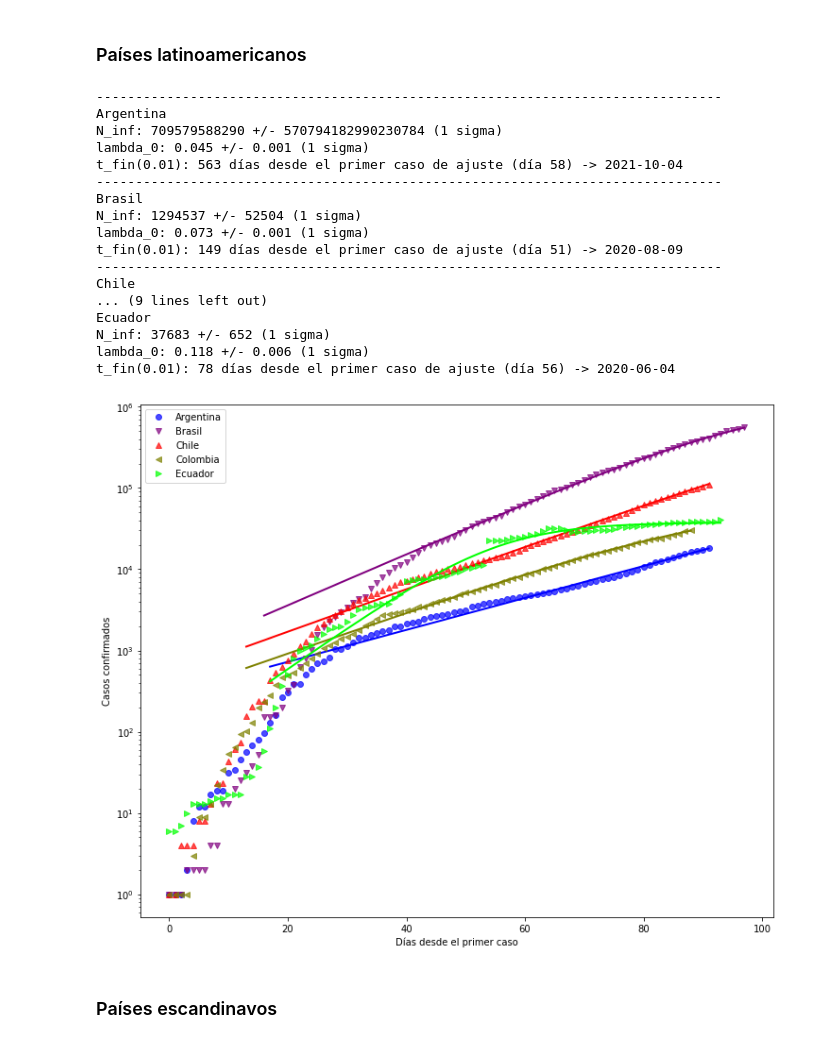
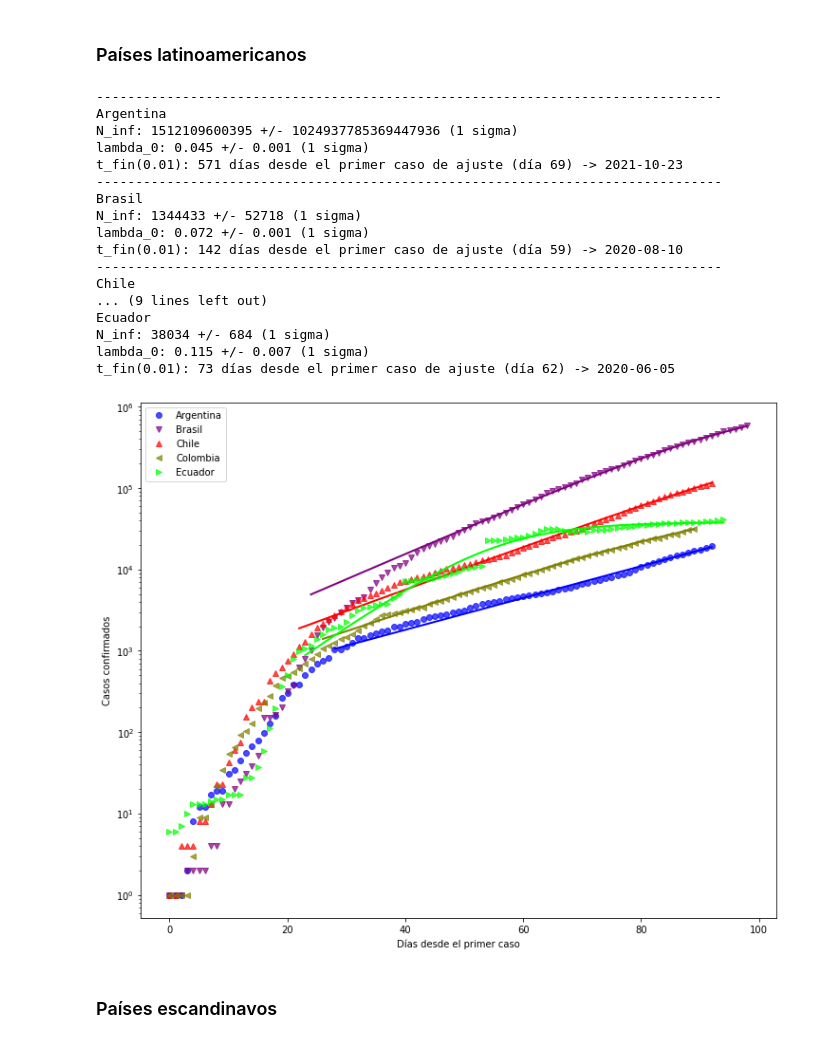
Before and after one commit to manuxch/logistic-covid19, a Jupyter notebook: Logistic_model_COVID-19.ipynb, the cells around one changed output. Drawn from its saved outputs; the diff is of its cells as text; code cells hidden in the pictures.

Commit message:
Actualización diaria de visualizaciones, ajustes y registros

```diff
--- a/Logistic_model_COVID-19.ipynb
+++ b/Logistic_model_COVID-19.ipynb
@@ -203,26 +203,26 @@ t_fin(0.01): 105 días desde el primer caso de ajuste (día 49) -> 2020-06-24
 # %% [markdown]
 ### Países latinoamericanos
 # %%
-plot_fit(cases_lat, 100, 'Casos confirmados', logscale=True, p_fin=0.01)
+plot_fit(cases_lat, 1000, 'Casos confirmados', logscale=True, p_fin=0.01)
 # %% [output]
 --------------------------------------------------------------------------------
 Argentina
-N_inf: 709579588290 +/- 570794182990230784 (1 sigma)
+N_inf: 1512109600395 +/- 1024937785369447936 (1 sigma)
 lambda_0: 0.045 +/- 0.001 (1 sigma)
-t_fin(0.01): 563 días desde el primer caso de ajuste (día 58) -> 2021-10-04
+t_fin(0.01): 571 días desde el primer caso de ajuste (día 69) -> 2021-10-23
 --------------------------------------------------------------------------------
 Brasil
-N_inf: 1294537 +/- 52504 (1 sigma)
-lambda_0: 0.073 +/- 0.001 (1 sigma)
-t_fin(0.01): 149 días desde el primer caso de ajuste (día 51) -> 2020-08-09
+N_inf: 1344433 +/- 52718 (1 sigma)
+lambda_0: 0.072 +/- 0.001 (1 sigma)
+t_fin(0.01): 142 días desde el primer caso de ajuste (día 59) -> 2020-08-10
 --------------------------------------------------------------------------------
 Chile
 ... (9 lines left out)
 Ecuador
-N_inf: 37683 +/- 652 (1 sigma)
-lambda_0: 0.118 +/- 0.006 (1 sigma)
-t_fin(0.01): 78 días desde el primer caso de ajuste (día 56) -> 2020-06-04
+N_inf: 38034 +/- 684 (1 sigma)
+lambda_0: 0.115 +/- 0.007 (1 sigma)
+t_fin(0.01): 73 días desde el primer caso de ajuste (día 62) -> 2020-06-05
-[figure, old version]
+[figure, new version]
 # %% [markdown]
 ### Países escandinavos
 # %%
```
Also changed, not shown: parts of 8 cells of this notebook.
